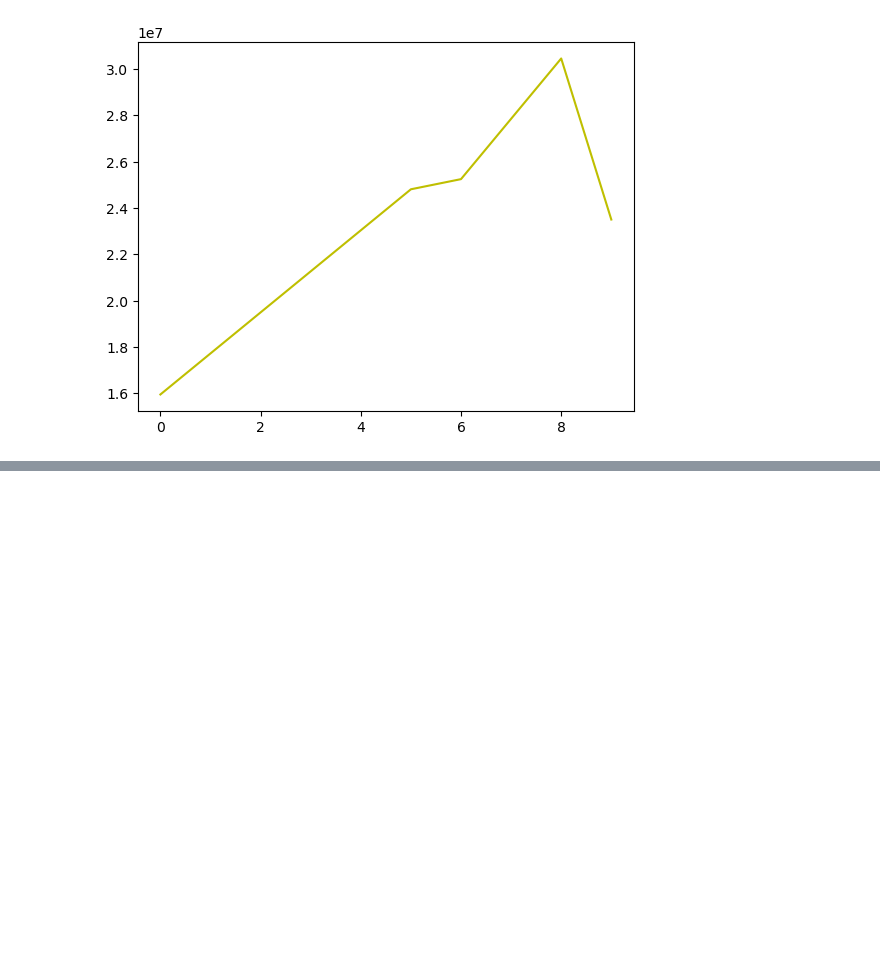
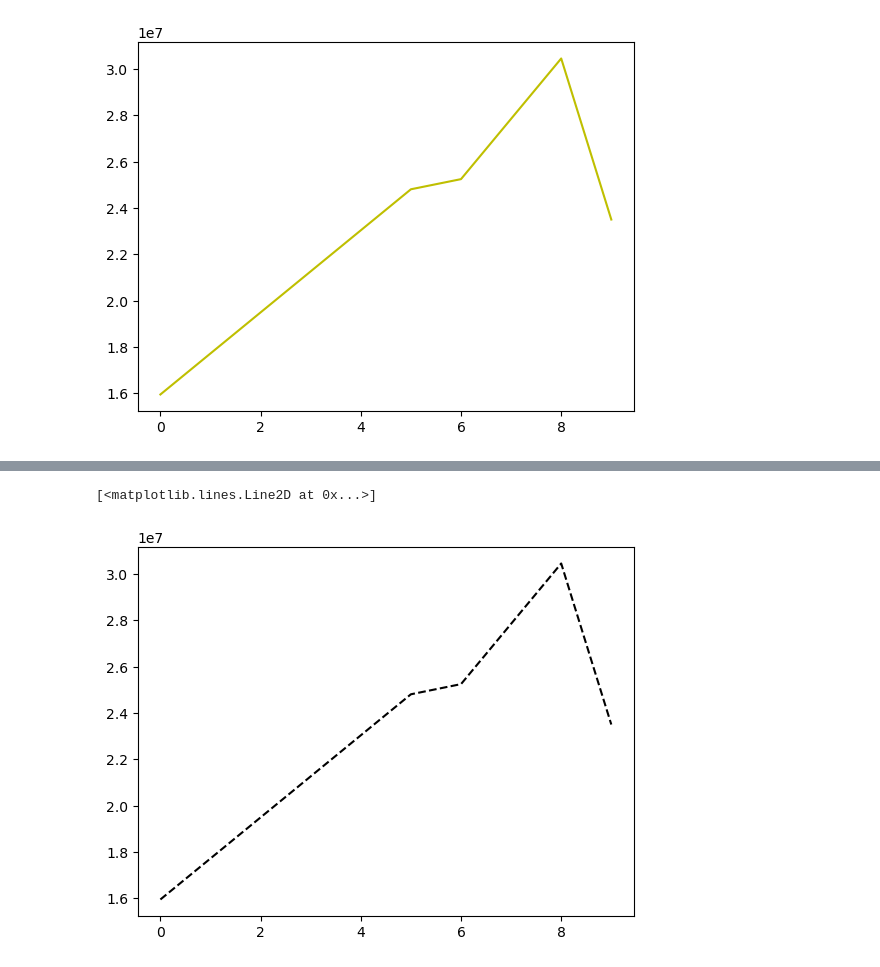
Before and after one commit to cmqq15/cmqq15.github.io, a Jupyter notebook: Project_IPL data analysis.ipynb, the cells around one changed output, grey strips where cells are left out. Cells and saved outputs as stored; diff of their text form; code cells hidden in the pictures; blank space fills up the shorter version.

```diff
--- a/Project_IPL data analysis.ipynb
+++ b/Project_IPL data analysis.ipynb
@@ -214,0 +230,7 @@ plt.show()
+# %%
+# let us add a new parameter: ls: line style
+plt.plot(Salary[0], color = 'k', ls = '--')
+# use the shift tab to know the options available for the ls
+# %% [output]
+[<matplotlib.lines.Line2D at 0x...>]
+[figure, added]
```
Also changed, not shown: parts of 24 cells of this notebook.
